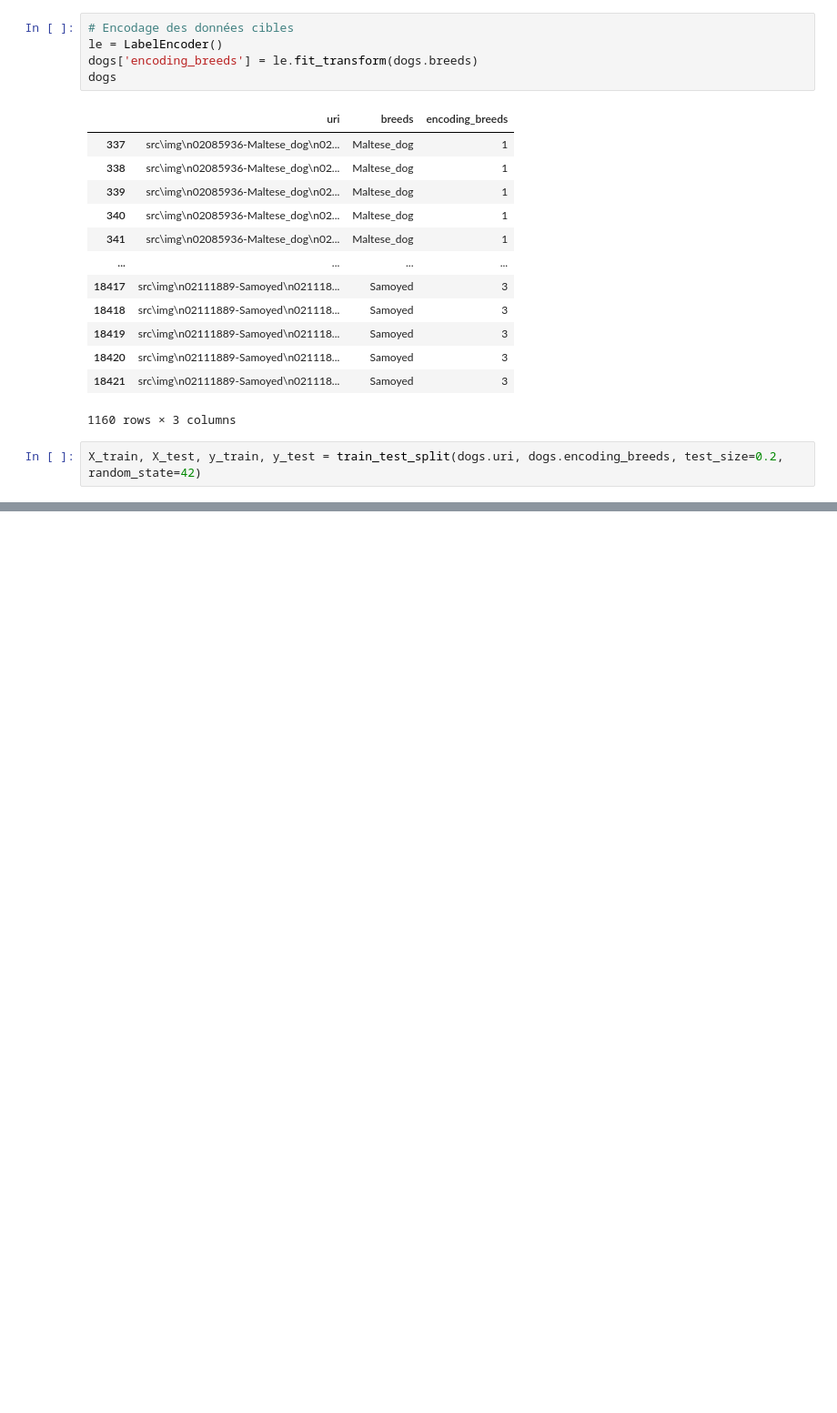
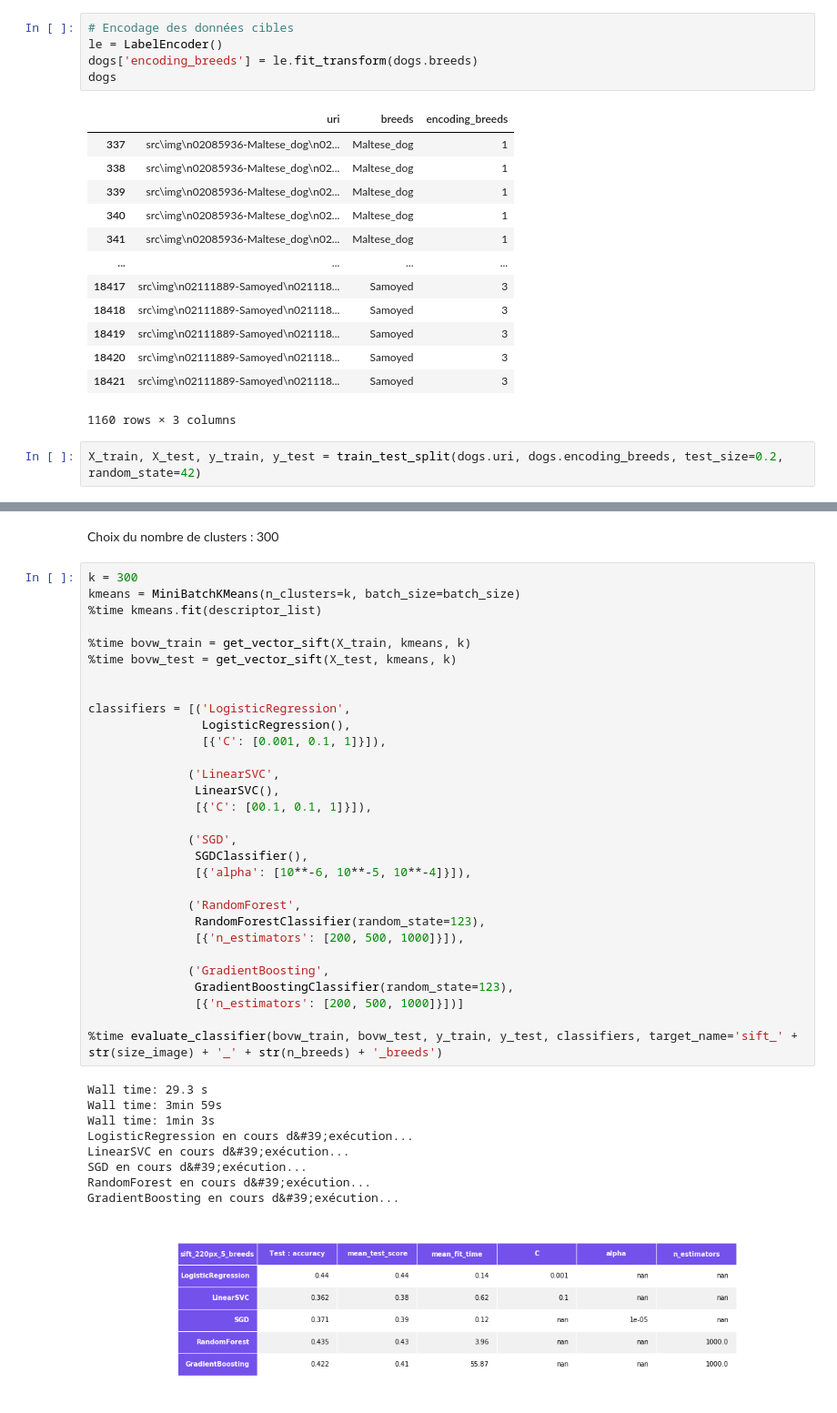
Before and after one commit to Adrian1903/Classez-des-images-l-aide-d-algorithmes-de-Deep-Learning, a Jupyter notebook: dev/02_classification_sift.ipynb, the cells around one changed output, grey strips where cells are left out. Shown at 91% size. Saved outputs shown, nothing was run; the diff lists cells and outputs as text; blank space fills up the shorter version.

```diff
--- a/dev/02_classification_sift.ipynb
+++ b/dev/02_classification_sift.ipynb
@@ -287,0 +326,42 @@ X_train, X_test, y_train, y_test = train_test_split(dogs5.uri, dogs5.encoding_br
+# %% [markdown]
+Choix du nombre de clusters : 300
+# %%
+k = 300
+kmeans = MiniBatchKMeans(n_clusters=k, batch_size=batch_size)
+%time kmeans.fit(descriptor_list)
+
+%time bovw_train = get_vector_sift(X_train, kmeans, k)
+%time bovw_test = get_vector_sift(X_test, kmeans, k)
+
+
+classifiers = [('LogisticRegression',
+                LogisticRegression(),
+                [{'C': [0.001, 0.1, 1]}]),
+
+              ('LinearSVC',
+               LinearSVC(),
+               [{'C': [00.1, 0.1, 1]}]),
+
+              ('SGD',
+               SGDClassifier(),
+               [{'alpha': [10**-6, 10**-5, 10**-4]}]),
+
+              ('RandomForest',
+               RandomForestClassifier(random_state=123),
+               [{'n_estimators': [200, 500, 1000]}]),
+
+              ('GradientBoosting',
+               GradientBoostingClassifier(random_state=123),
+               [{'n_estimators': [200, 500, 1000]}])]
+
+%time evaluate_classifier(bovw_train, bovw_test, y_train, y_test, classifiers, target_name='sift_' + str(size_image) + '_' + str(n_breeds) + '_breeds')
+# %% [output]
+Wall time: 29.3 s
+Wall time: 3min 59s
+Wall time: 1min 3s
+LogisticRegression en cours d&#39;exécution...
+LinearSVC en cours d&#39;exécution...
+SGD en cours d&#39;exécution...
+RandomForest en cours d&#39;exécution...
+GradientBoosting en cours d&#39;exécution...
+[figure, added]
```
Also changed, not shown: parts of 35 cells of this notebook.
